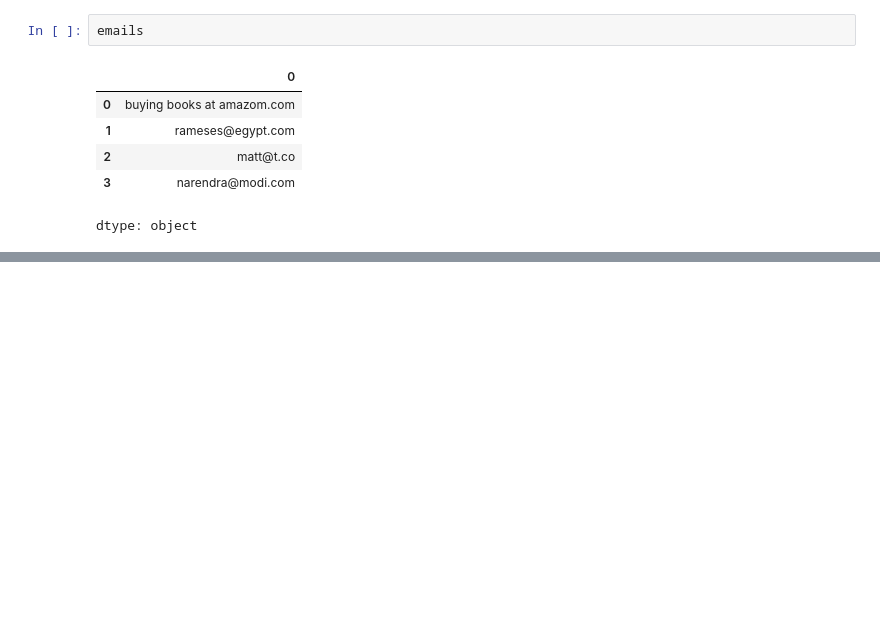
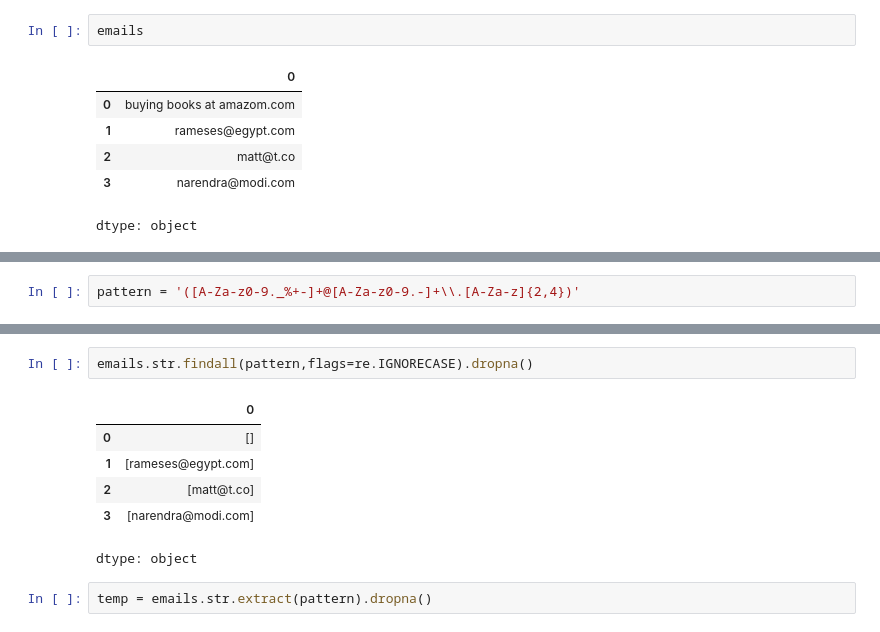
Before and after one commit to rushielevates/ML-DL-practice, a Jupyter notebook: Pandas.ipynb, the cells around one changed output, grey strips where cells are left out. Saved outputs shown, nothing was run; the diff lists cells and outputs as text; blank space fills up the shorter version.

```diff
--- a/Pandas.ipynb
+++ b/Pandas.ipynb
@@ -935,0 +958,2 @@ SyntaxError: invalid syntax (730096467.py, line 1)
+# %%
+pattern = '([A-Za-z0-9._%+-]+@[A-Za-z0-9.-]+\\.[A-Za-z]{2,4})'
@@ -935,0 +977,11 @@ SyntaxError: invalid syntax (730096467.py, line 1)
+# %%
+emails.str.findall(pattern,flags=re.IGNORECASE).dropna()
+# %% [output]
+|  | 0 |
+| 0 | [] |
+| 1 | [rameses@egypt.com] |
+| 2 | [matt@t.co] |
+| 3 | [narendra@modi.com] |
+dtype: object
+# %%
+temp = emails.str.extract(pattern).dropna()
```
Also changed, not shown: parts of 19 cells of this notebook.
